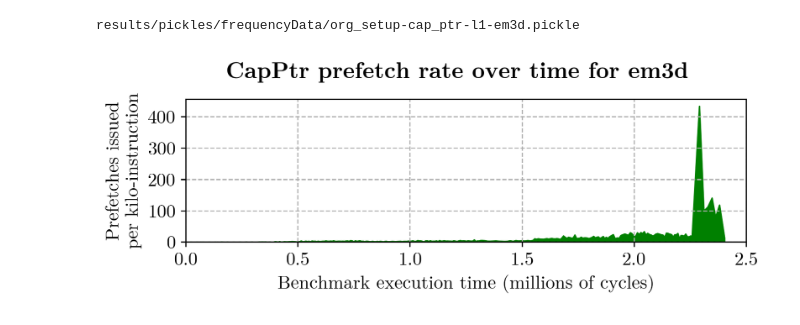
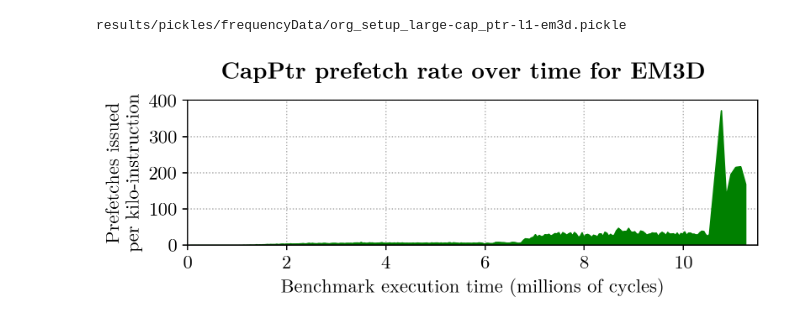
Before and after one commit to louishobson/DE10Pro-cheri-bgas, a Jupyter notebook: bluespec/sim-utils/examinefrequency.ipynb, the cells around one changed output. Saved outputs shown, nothing was run; the diff lists cells and outputs as text; code cells hidden in the pictures.

```diff
--- a/bluespec/sim-utils/examinefrequency.ipynb
+++ b/bluespec/sim-utils/examinefrequency.ipynb
@@ -100,38 +100,41 @@ with multiprocessing.Pool(processes=16) as pool:
 # %%
 plt.rcParams.update({"font.family": "Latin Modern Roman"})
 plt.rcParams.update({'font.size': 13})
 def setTickFont(ax):
     for label in ax.get_xticklabels():
         label.set_fontproperties("Latin Modern Mono Light")
 
-pickleFile = f"results/pickles/frequencyData/org_setup-cap_ptr-l1-em3d.pickle"
+pickleFile = f"results/pickles/frequencyData/org_setup_large-cap_ptr-l1-em3d.pickle"
 print(pickleFile)
 assert(os.path.isfile(pickleFile))
 with open(pickleFile, "rb") as fp:
-    frequencies = pickle.load(fp)
+    frequencies, _ = pickle.load(fp)
 
 
 fig, ax = plt.subplots(1, 1, dpi=250, figsize=(7,2))
 xs = list(t/1000000 for t in frequencies.keys())
 ys = list(1000*f for f in frequencies.values())
 ax.fill_between(
     xs,
     ys,
     linewidth=1.0,
-    color="green"
+    color="green",
+    zorder=0
 )
 ax.set_ylabel("Prefetches issued\nper kilo-instruction")
 ax.set_xlabel("Benchmark execution time (millions of cycles)")
-fig.suptitle("CapPtr prefetch rate over time for em3d", fontweight="bold")
+fig.suptitle("CapPtr prefetch rate over time for EM3D", fontweight="bold")
 fig.subplots_adjust(top=0.8)
 #fig.legend()
-ax.grid(linestyle="--")
-ax.set_xlim(0, 2.5)
+ax.grid(linestyle=":", zorder=-1)
+ax.yaxis.set_zorder(-1)
+ax.xaxis.set_zorder(-1)
+ax.set_xlim(0, 11.5)
 ax.set_yticks([0, 100, 200, 300, 400])
 ax.set_ylim(0)
 #fig.tight_layout()
 fig.show()
 fig.savefig("figures/Orig-Olden-Em3d-Prefetches.pdf", bbox_inches="tight")
 # %% [output]
-results/pickles/frequencyData/org_setup-cap_ptr-l1-em3d.pickle
+results/pickles/frequencyData/org_setup_large-cap_ptr-l1-em3d.pickle
-[figure, old version]
+[figure, new version]
```
Also changed, not shown: parts of 5 cells of this notebook, 8 other files.
